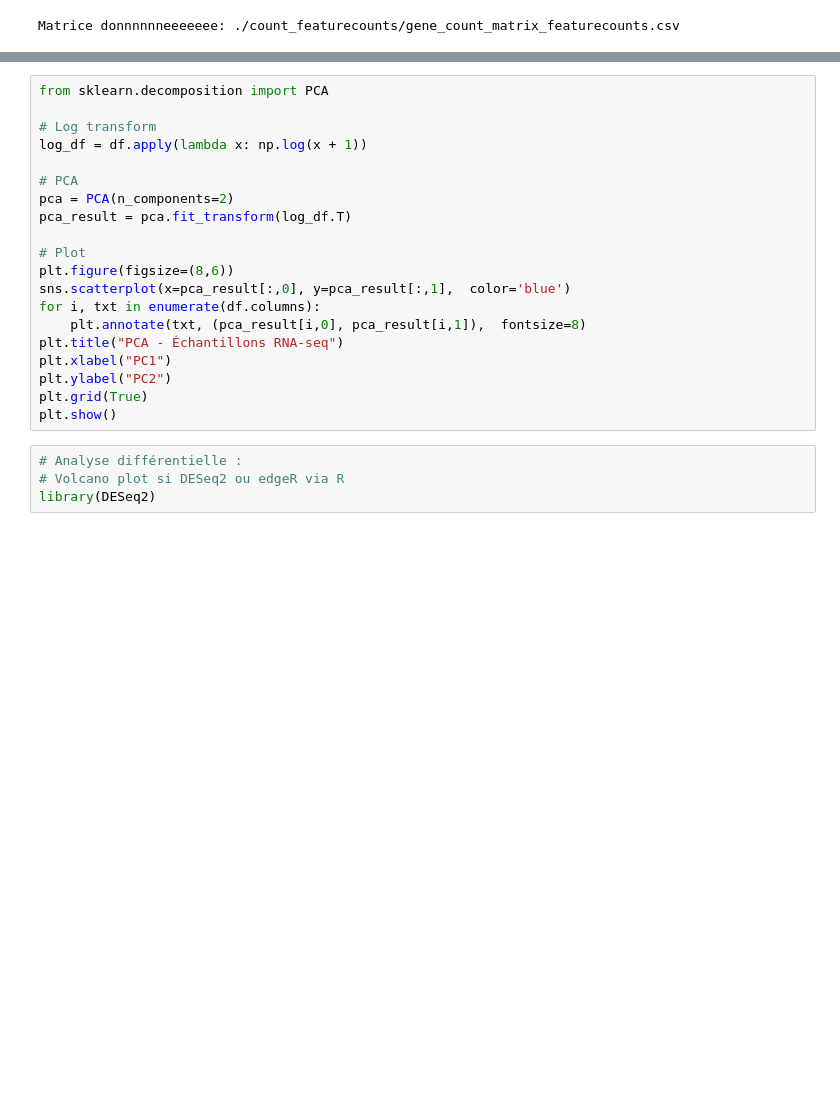
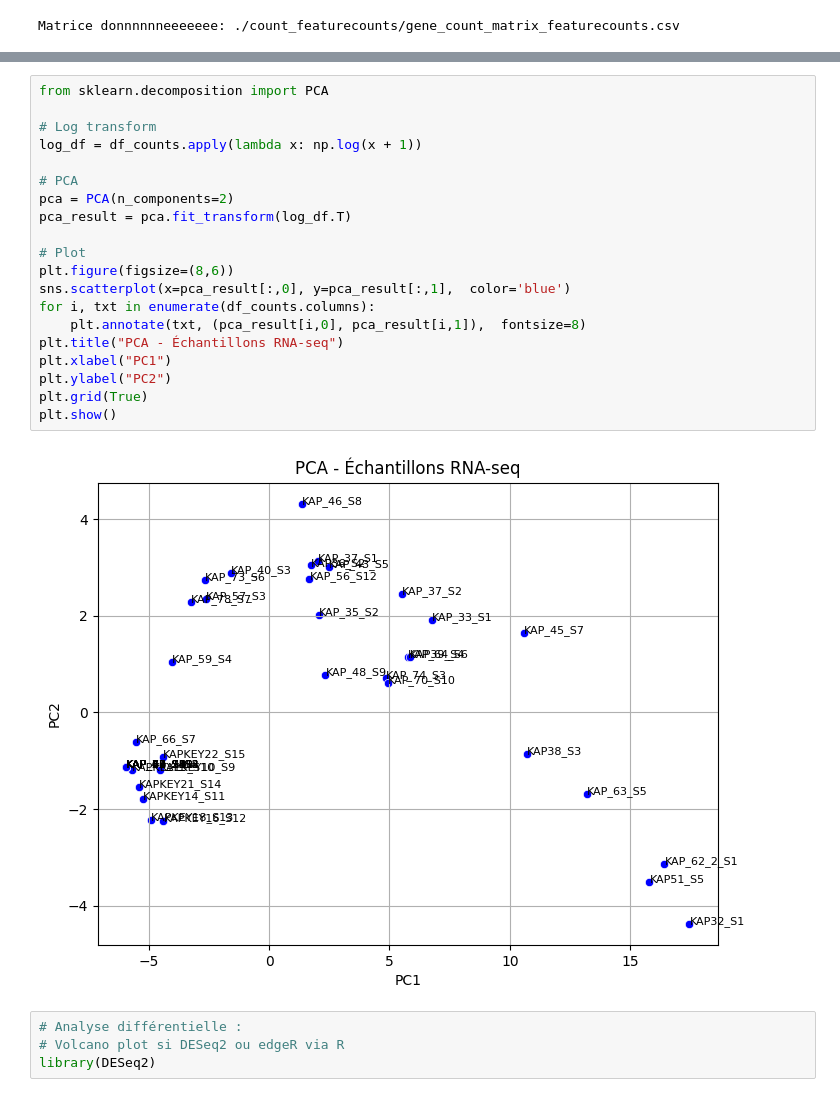
Before and after one commit to abdeljalil-senhaji/Project_HHV8, a Jupyter notebook: notebooks/differential_analysis_Featurecounts.ipynb, the cells around one changed output, grey strips where cells are left out. Saved outputs shown, nothing was run; the diff lists cells and outputs as text; blank space fills up the shorter version.

```diff
--- a/notebooks/differential_analysis_Featurecounts.ipynb
+++ b/notebooks/differential_analysis_Featurecounts.ipynb
@@ -108,23 +172,25 @@ plt.show()
 # %%
 from sklearn.decomposition import PCA
 
 # Log transform
-log_df = df.apply(lambda x: np.log(x + 1))
+log_df = df_counts.apply(lambda x: np.log(x + 1))
 
 # PCA
 pca = PCA(n_components=2)
 pca_result = pca.fit_transform(log_df.T)
 
 # Plot
 plt.figure(figsize=(8,6))
 sns.scatterplot(x=pca_result[:,0], y=pca_result[:,1],  color='blue')
-for i, txt in enumerate(df.columns):
+for i, txt in enumerate(df_counts.columns):
     plt.annotate(txt, (pca_result[i,0], pca_result[i,1]),  fontsize=8)
 plt.title("PCA - Échantillons RNA-seq")
 plt.xlabel("PC1")
 plt.ylabel("PC2")
 plt.grid(True)
 plt.show()
+# %% [output]
+[figure, added]
 # %%
 # Analyse différentielle :
 # Volcano plot si DESeq2 ou edgeR via R
```
Also changed, not shown: parts of 4 cells of this notebook, 1 other file.
